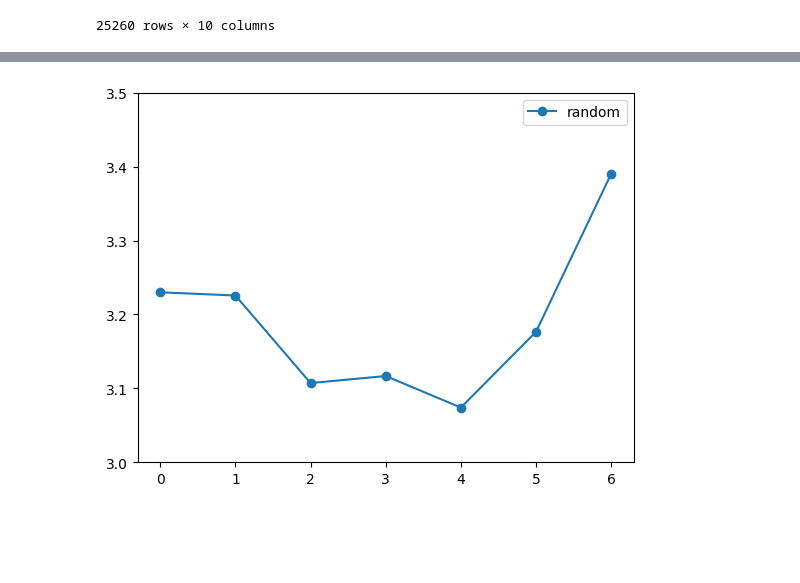
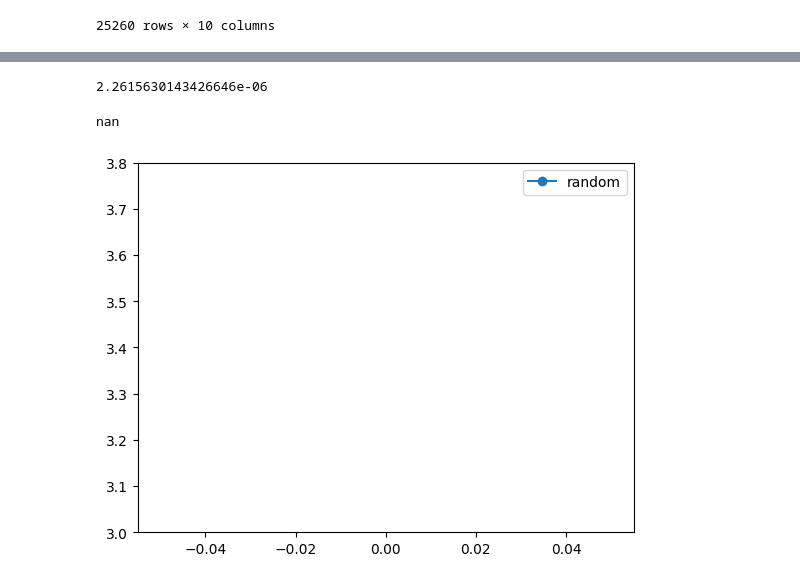
Before and after one commit to lavakin/ga_for_hourglass, a Jupyter notebook: pyGAD_implementation.ipynb, the cells around one changed output, grey strips where cells are left out. Cells and saved outputs as stored; diff of their text form; code cells hidden in the pictures; blank space fills up the shorter version.

Commit message:
low num of rem genes, quite good var

```diff
--- a/pyGAD_implementation.ipynb
+++ b/pyGAD_implementation.ipynb
@@ -55,3 +66,5 @@ def fitness(ga_instance, solution, solution_idx):
+# %%
+population = create_population(100)
 # %%
 level = logging.DEBUG
 name = 'logfile.txt'
@@ -68,18 +81,34 @@ logger.addHandler(console_handler)
 
 ga_instance = pygad.GA(num_generations=40,
                        num_parents_mating=20,
-                       sol_per_pop=50,
-                       num_genes=high_var.shape[0],
+                       sol_per_pop=100,
+                       initial_population=population,
                        parent_selection_type="sss",
+                       crossover_probability=0.2,
+                       mutation_type="adaptive",
+                       mutation_probability=(0.1, 0.025),
+                       K_tournament=2,
                        fitness_func=fitness,
                        init_range_low=0,
                        init_range_high=2,
                        gene_type=int,
                        crossover_type="uniform",
-                       parallel_processing=["thread", 5],
-                       save_best_solutions=True
+                       parallel_processing=["thread", 6],
+                       save_best_solutions=True,
+                       keep_elitism=1,
+                       save_solutions=True
                        )
 
 ga_instance.run()
 
 solution, solution_fitness, solution_idx = ga_instance.best_solution()
+# %%
+def print_curve(solution,label=None):
+    up = np.add(high_var_w.iloc[np.where(solution == 1)[0],:].sum(axis=0).to_numpy(),low_var_w_sum)
+    down = np.add(low_var_sum, high_var.iloc[np.where(solution == 1)[0],:].sum(axis=0).to_numpy())
+    avgs = np.divide(up,down)
+    print(np.var(avgs))
+    plt.ylim(3, 3.8)
+    plt.plot(list(range(7)),avgs,'-o',label=label)
+    if label:
+        plt.legend()
@@ -93,9 +146,0 @@ ga_instance.plot_fitness()
-# %%
-def print_curve(solution,label=None):
-    up = np.add(high_var_w.iloc[np.where(solution == 1)[0],:].sum(axis=0).to_numpy(),low_var_w_sum)
-    down = np.add(low_var_sum, high_var.iloc[np.where(solution == 1)[0],:].sum(axis=0).to_numpy())
-    avgs = np.divide(up,down)
-    plt.ylim(3, 3.5)
-    plt.plot(list(range(7)),avgs,'-o',label=label)
-    if label:
-        plt.legend()
@@ -102,7 +152,12 @@ def print_curve(solution,label=None):
+# %%
+print(solution_fitness)
+# %% [output]
+2.2615630143426646e-06
 # %%
-print_curve(np.random.randint(1,2, size=high_var.shape[0]),label="random")
+print_curve(np.random.randint(0,1, size=high_var.shape[0]),label="random")
 # %% [output]
+nan
-[figure, old version]
+[figure, new version]
 # %%
 print_curve(np.ones(high_var.shape[0]), label="all genes")
 # %% [output]
```
Also changed, not shown: parts of 12 cells of this notebook.
